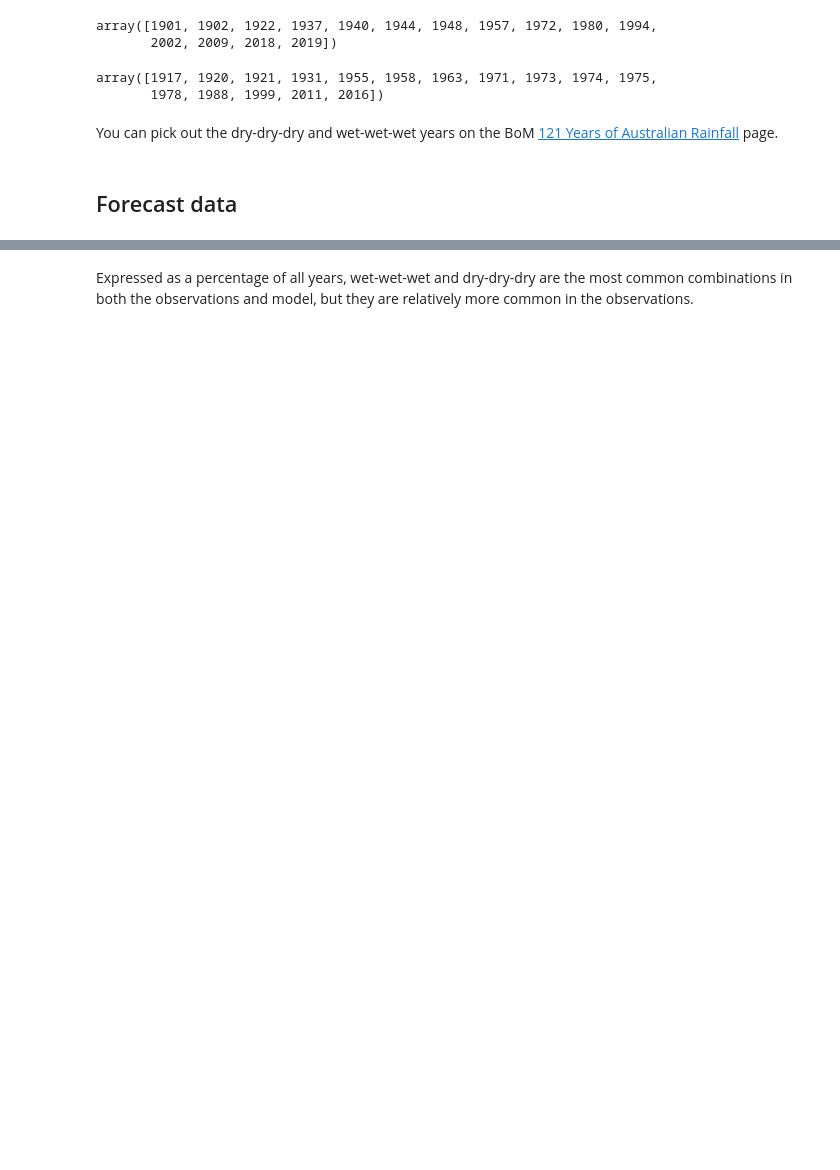
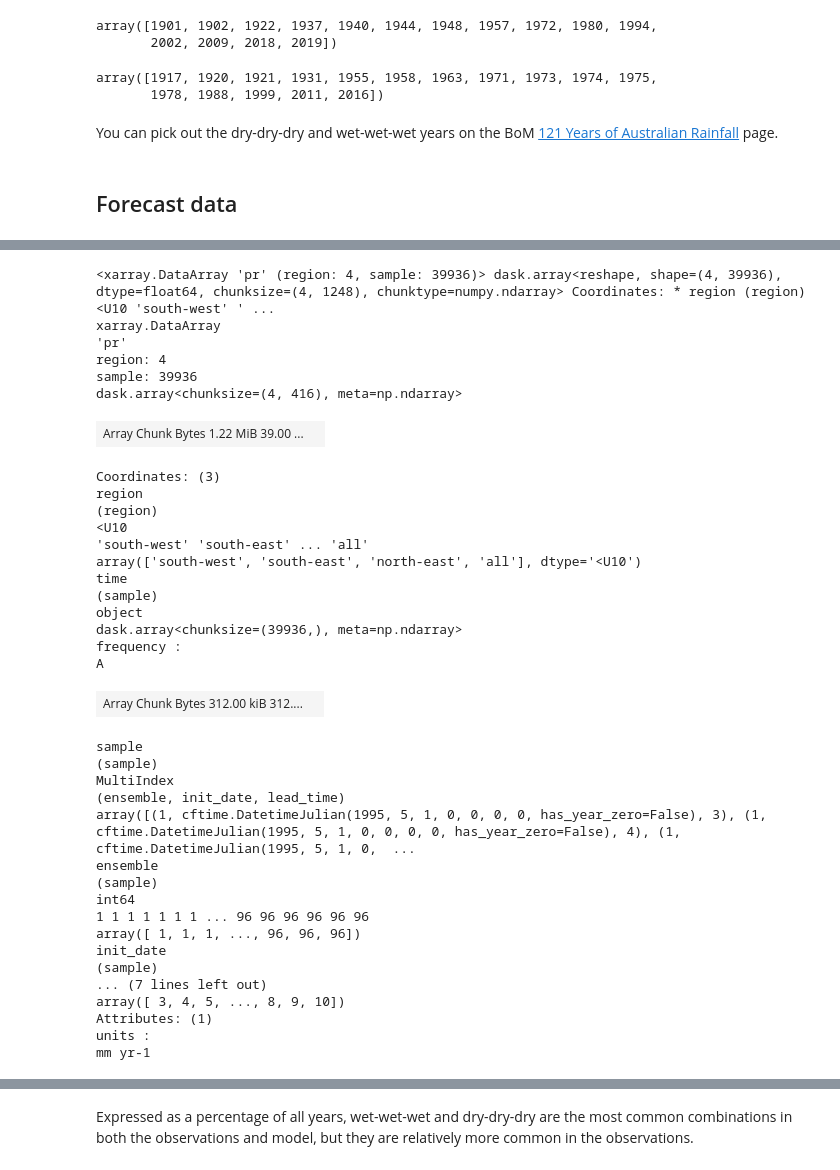
Before and after one commit to DamienIrving/wheatbelt, a Jupyter notebook: terciles.ipynb, the cells around one changed output, grey strips where cells are left out. Cells and saved outputs as stored; diff of their text form; code cells hidden in the pictures; blank space fills up the shorter version.

```diff
--- a/terciles.ipynb
+++ b/terciles.ipynb
@@ -230,3 +233,43 @@ cafe_bc_ds['pr'] = cafe_bc_ds['pr'] * 365
 cafe_bc_ds['pr'].attrs['units'] = 'mm yr-1'
 # %%
 cafe_samples = cafe_bc_ds['pr'].sel(lead_time=slice(3, None)).stack({'sample': ['ensemble', 'init_date', 'lead_time']})
+# %%
+cafe_samples
+# %% [output]
+<xarray.DataArray 'pr' (region: 4, sample: 39936)> dask.array<reshape, shape=(4, 39936), dtype=float64, chunksize=(4, 1248), chunktype=numpy.ndarray> Coordinates: * region (region) <U10 'south-west' ' ...
+xarray.DataArray
+'pr'
+region: 4
+sample: 39936
+dask.array<chunksize=(4, 416), meta=np.ndarray>
+| Array Chunk Bytes 1.22 MiB 39.00 ... |  |
+Coordinates: (3)
+region
+(region)
+<U10
+'south-west' 'south-east' ... 'all'
+array(['south-west', 'south-east', 'north-east', 'all'], dtype='<U10')
+time
+(sample)
+object
+dask.array<chunksize=(39936,), meta=np.ndarray>
+frequency :
+A
+| Array Chunk Bytes 312.00 kiB 312.... |  |
+sample
+(sample)
+MultiIndex
+(ensemble, init_date, lead_time)
+array([(1, cftime.DatetimeJulian(1995, 5, 1, 0, 0, 0, 0, has_year_zero=False), 3), (1, cftime.DatetimeJulian(1995, 5, 1, 0, 0, 0, 0, has_year_zero=False), 4), (1, cftime.DatetimeJulian(1995, 5, 1, 0,  ...
+ensemble
+(sample)
+int64
+1 1 1 1 1 1 1 ... 96 96 96 96 96 96
+array([ 1, 1, 1, ..., 96, 96, 96])
+init_date
+(sample)
+... (7 lines left out)
+array([ 3, 4, 5, ..., 8, 9, 10])
+Attributes: (1)
+units :
+mm yr-1
```
Also changed, not shown: parts of 11 cells of this notebook.
